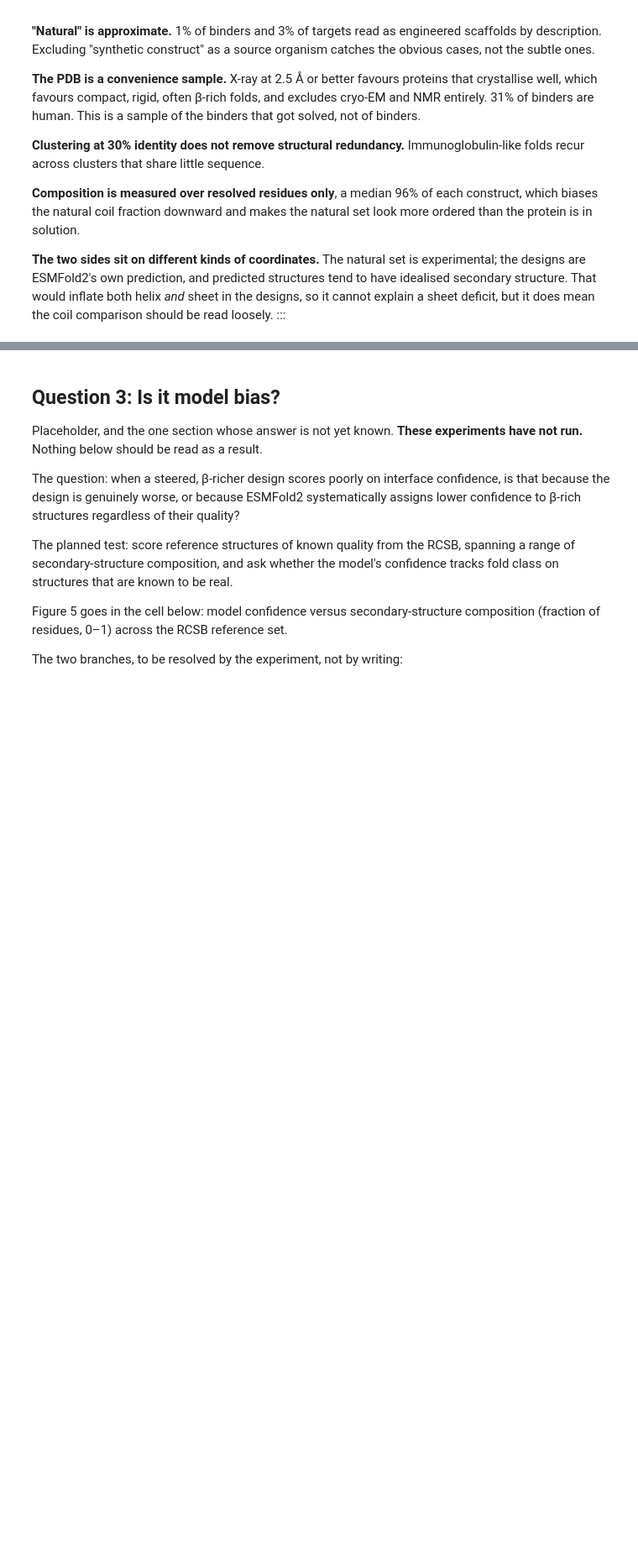
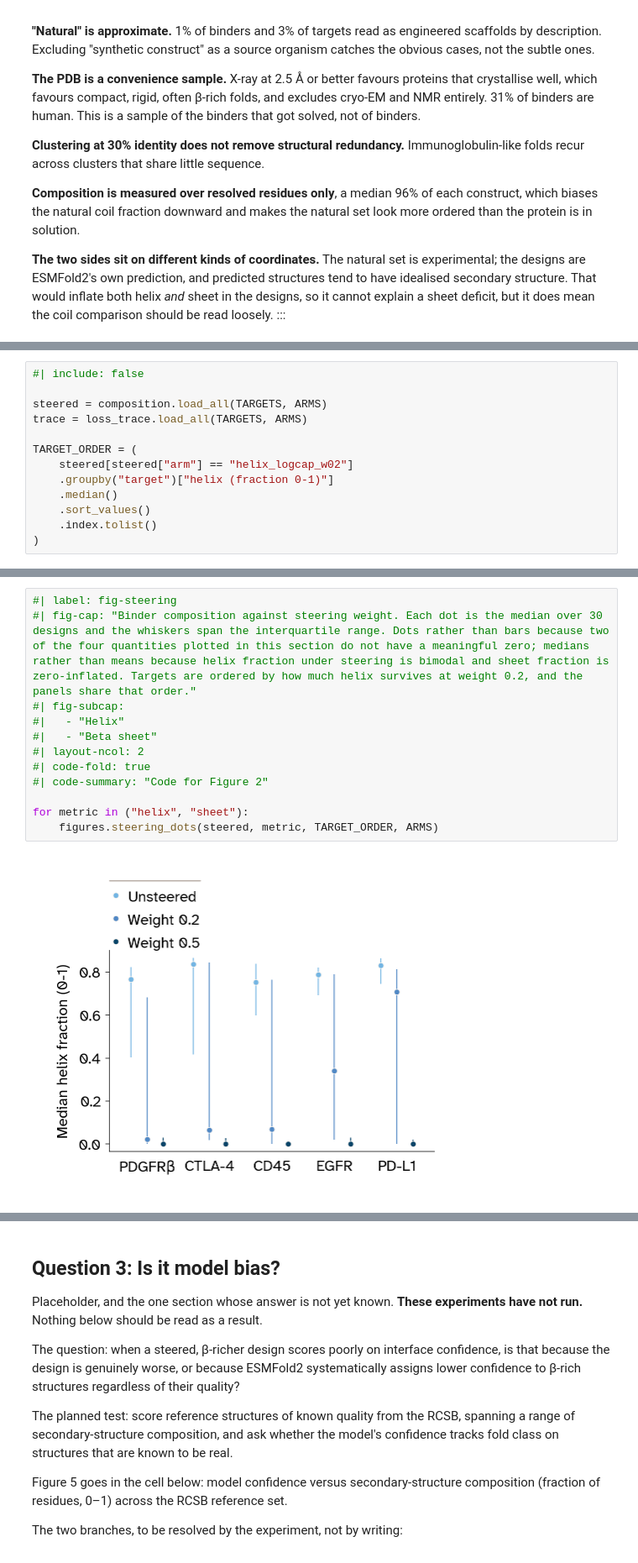
Before and after one commit to Arcadia-Science/esmfold2-secondary-structure-steering, a Jupyter notebook: index.ipynb, the cells around one changed output, grey strips where cells are left out. Shown at 84% size. Cells and saved outputs as stored; diff of their text form; blank space fills up the shorter version.

```diff
--- a/index.ipynb
+++ b/index.ipynb
@@ -272,0 +163,13 @@ pd.pivot_table(
+# %%
+#| include: false
+
+steered = composition.load_all(TARGETS, ARMS)
+trace = loss_trace.load_all(TARGETS, ARMS)
+
+TARGET_ORDER = (
+    steered[steered["arm"] == "helix_logcap_w02"]
+    .groupby("target")["helix (fraction 0-1)"]
+    .median()
+    .sort_values()
+    .index.tolist()
+)
@@ -272,0 +260,14 @@ pd.pivot_table(
+# %%
+#| label: fig-steering
+#| fig-cap: "Binder composition against steering weight. Each dot is the median over 30 designs and the whiskers span the interquartile range. Dots rather than bars because two of the four quantities plotted in this section do not have a meaningful zero; medians rather than means because helix fraction under steering is bimodal and sheet fraction is zero-inflated. Targets are ordered by how much helix survives at weight 0.2, and the panels share that order."
+#| fig-subcap:
+#|   - "Helix"
+#|   - "Beta sheet"
+#| layout-ncol: 2
+#| code-fold: true
+#| code-summary: "Code for Figure 2"
+
+for metric in ("helix", "sheet"):
+    figures.steering_dots(steered, metric, TARGET_ORDER, ARMS)
+# %% [output]
+[figure, added]
```
Also changed, not shown: parts of 26 cells of this notebook, 9 other files.
